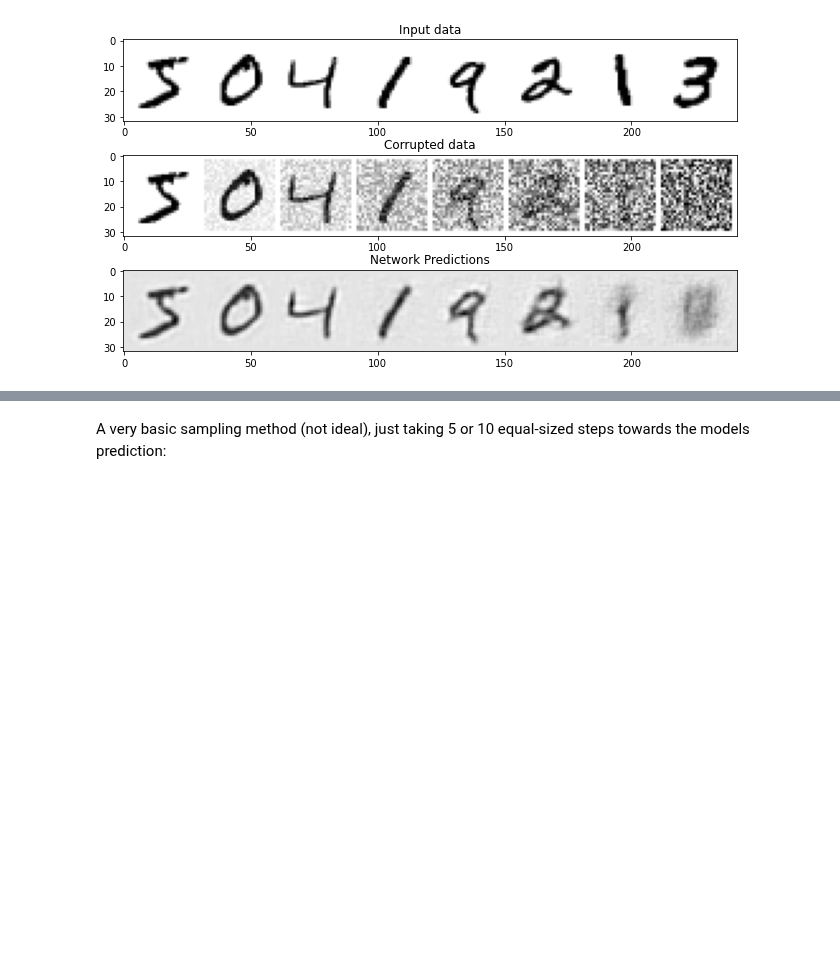
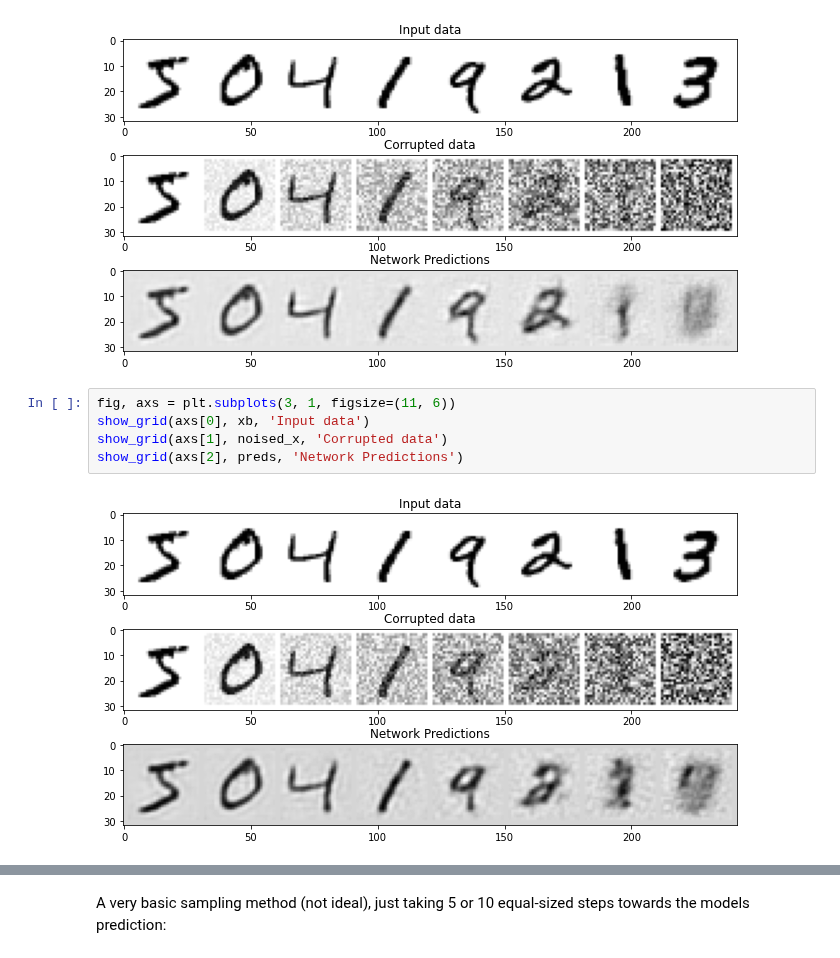
Before and after one commit to fastai/course22p2, a Jupyter notebook: nbs/07A_Diffusion_Model_Test.ipynb, the cells around one changed output, grey strips where cells are left out. Cells and saved outputs as stored; diff of their text form; blank space fills up the shorter version.

```diff
--- a/nbs/07A_Diffusion_Model_Test.ipynb
+++ b/nbs/07A_Diffusion_Model_Test.ipynb
@@ -117,3 +114,10 @@ show_grid(axs[1], noised_x, 'Corrupted data')
 show_grid(axs[2], preds, 'Network Predictions')
 # %% [output]
 [figure]
+# %%
+fig, axs = plt.subplots(3, 1, figsize=(11, 6))
+show_grid(axs[0], xb, 'Input data')
+show_grid(axs[1], noised_x, 'Corrupted data')
+show_grid(axs[2], preds, 'Network Predictions')
+# %% [output]
+[figure, added]
```
Also changed, not shown: parts of 5 cells of this notebook.
